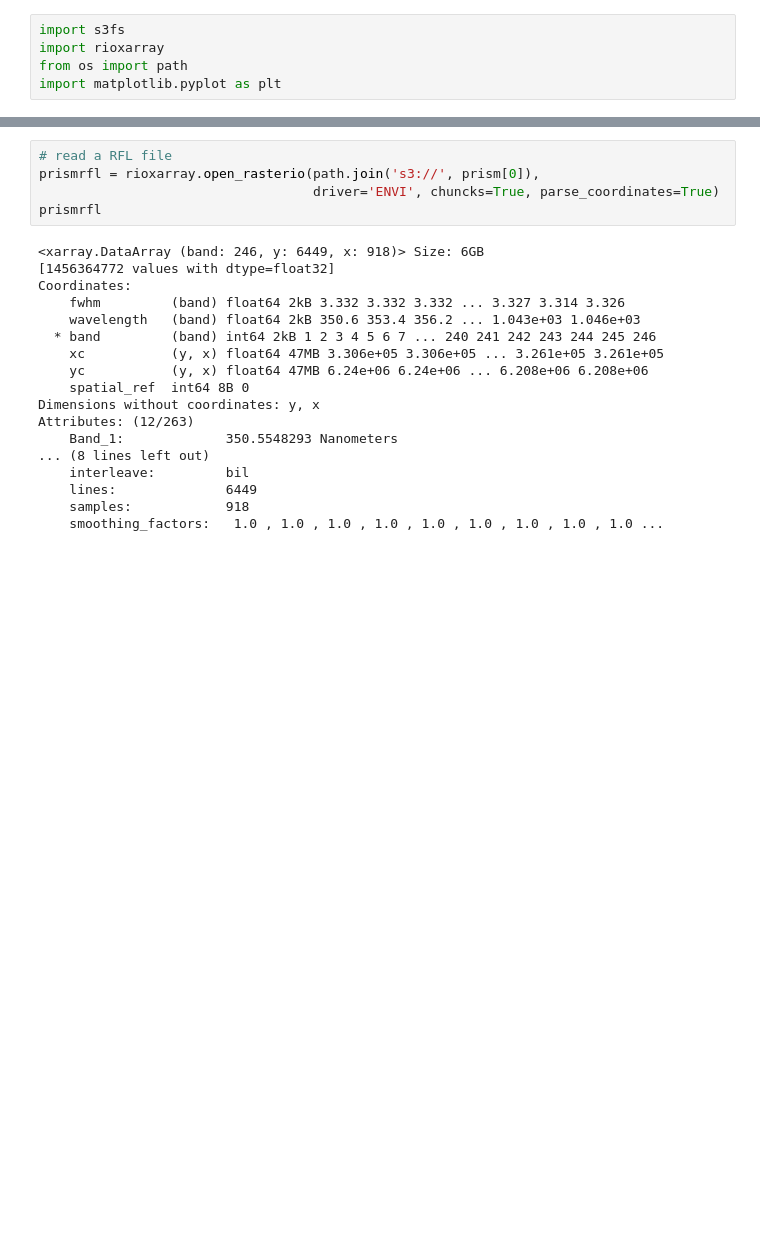
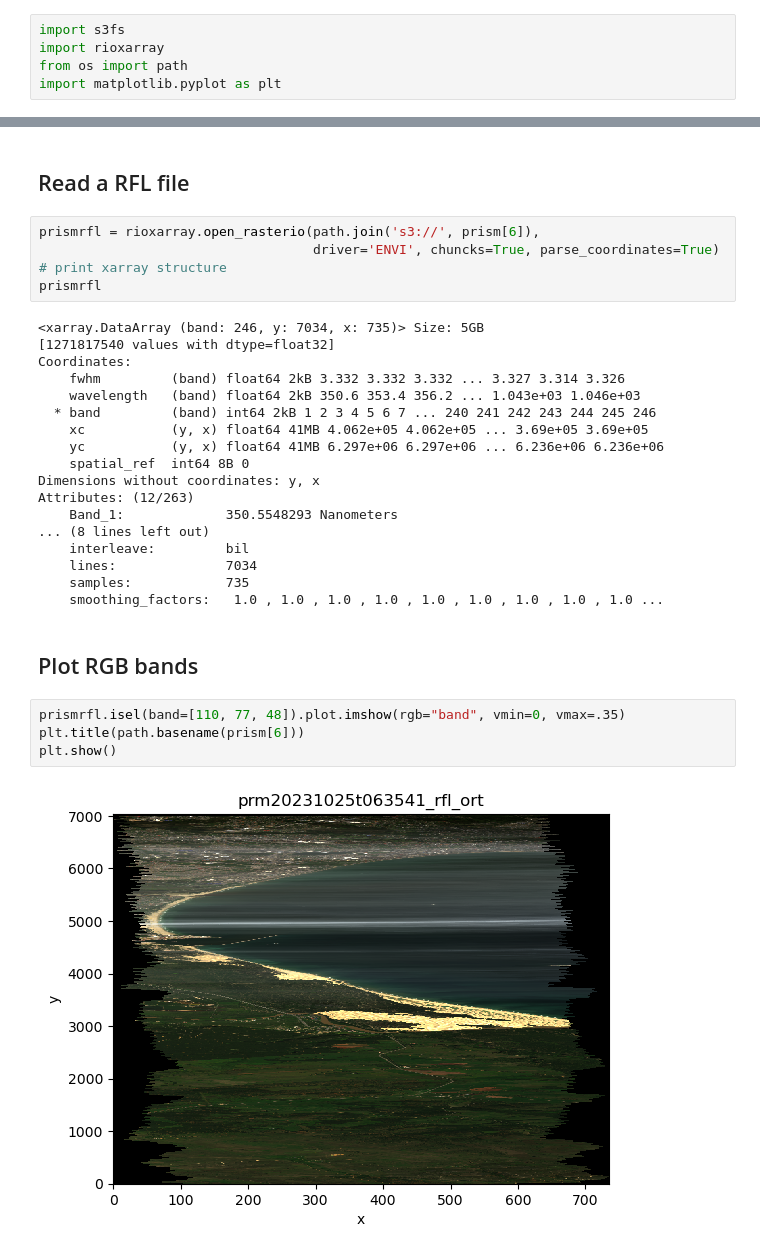
Before and after one commit to rupesh2/bioscape, a Jupyter notebook: read_files/read_prism.ipynb, the cells around one changed output, grey strips where cells are left out. Saved outputs shown, nothing was run; the diff lists cells and outputs as text; blank space fills up the shorter version.

```diff
--- a/read_files/read_prism.ipynb
+++ b/read_files/read_prism.ipynb
@@ -22,26 +23,36 @@ prism[:10]
  'bioscape-data/PRISM/L2/prm20231025t063541_rfl_ort.hdr',
  'bioscape-data/PRISM/L2/prm20231025t064655_rfl_ort',
  'bioscape-data/PRISM/L2/prm20231025t064655_rfl_ort.hdr']
+# %% [markdown]
+## Read a RFL file
 # %%
-# read a RFL file
-prismrfl = rioxarray.open_rasterio(path.join('s3://', prism[0]),
+prismrfl = rioxarray.open_rasterio(path.join('s3://', prism[6]),
                                    driver='ENVI', chuncks=True, parse_coordinates=True)
+# print xarray structure
 prismrfl
 # %% [output]
-<xarray.DataArray (band: 246, y: 6449, x: 918)> Size: 6GB
-[1456364772 values with dtype=float32]
+<xarray.DataArray (band: 246, y: 7034, x: 735)> Size: 5GB
+[1271817540 values with dtype=float32]
 Coordinates:
     fwhm         (band) float64 2kB 3.332 3.332 3.332 ... 3.327 3.314 3.326
     wavelength   (band) float64 2kB 350.6 353.4 356.2 ... 1.043e+03 1.046e+03
   * band         (band) int64 2kB 1 2 3 4 5 6 7 ... 240 241 242 243 244 245 246
-    xc           (y, x) float64 47MB 3.306e+05 3.306e+05 ... 3.261e+05 3.261e+05
-    yc           (y, x) float64 47MB 6.24e+06 6.24e+06 ... 6.208e+06 6.208e+06
+    xc           (y, x) float64 41MB 4.062e+05 4.062e+05 ... 3.69e+05 3.69e+05
+    yc           (y, x) float64 41MB 6.297e+06 6.297e+06 ... 6.236e+06 6.236e+06
     spatial_ref  int64 8B 0
 Dimensions without coordinates: y, x
 Attributes: (12/263)
     Band_1:             350.5548293 Nanometers
 ... (8 lines left out)
     interleave:         bil
-    lines:              6449
-    samples:            918
+    lines:              7034
+    samples:            735
     smoothing_factors:   1.0 , 1.0 , 1.0 , 1.0 , 1.0 , 1.0 , 1.0 , 1.0 , 1.0 ...
+# %% [markdown]
+## Plot RGB bands
+# %%
+prismrfl.isel(band=[110, 77, 48]).plot.imshow(rgb="band", vmin=0, vmax=.35)
+plt.title(path.basename(prism[6]))
+plt.show()
+# %% [output]
+[figure, added]
```
Also changed, not shown: parts of 4 cells of this notebook, 4 other files.
